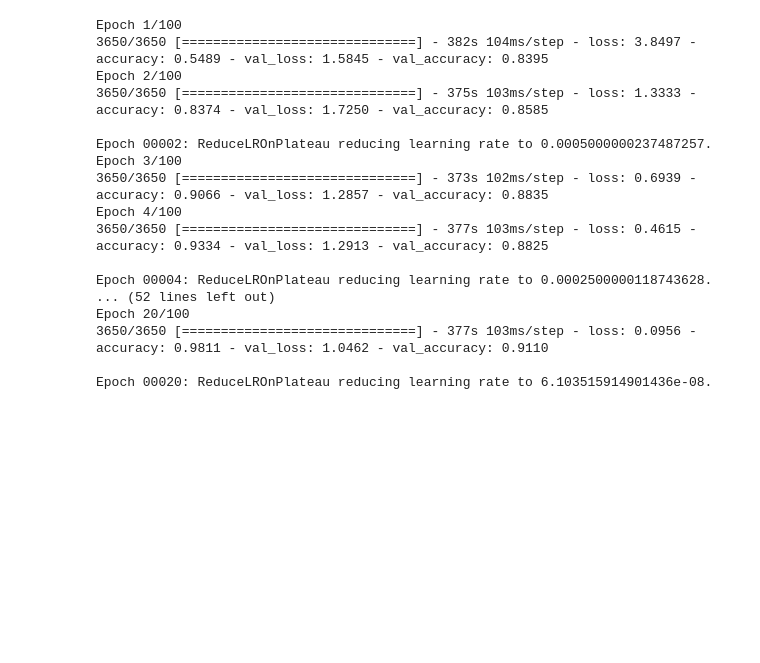
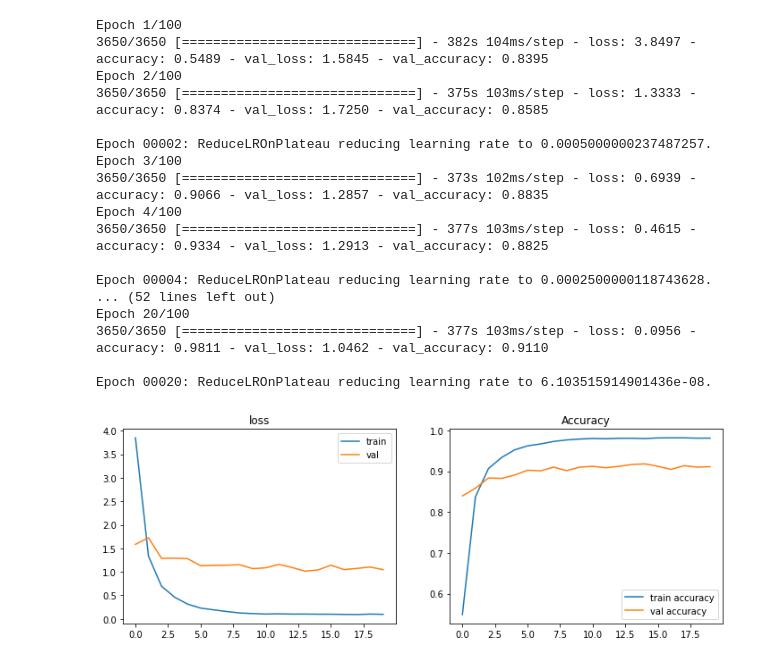
Before and after one commit to adunStudio/TIL, a Jupyter notebook: TensorFlow/ma.ipynb, the cells around one changed output. Saved outputs shown, nothing was run; the diff lists cells and outputs as text; code cells hidden in the pictures; blank space fills up the shorter version.

```diff
--- a/TensorFlow/ma.ipynb
+++ b/TensorFlow/ma.ipynb
@@ -299,3 +298,7 @@ Epoch 20/100
 Epoch 00020: ReduceLROnPlateau reducing learning rate to 6.103515914901436e-08.
 # %%
 model_VGG.save("model_VGG.h5")
+# %%
+plot_history(history_VGG, title='', axs=None, exp_name="");
+# %% [output]
+[figure, added]
```
Also changed, not shown: parts of 4 cells of this notebook.
